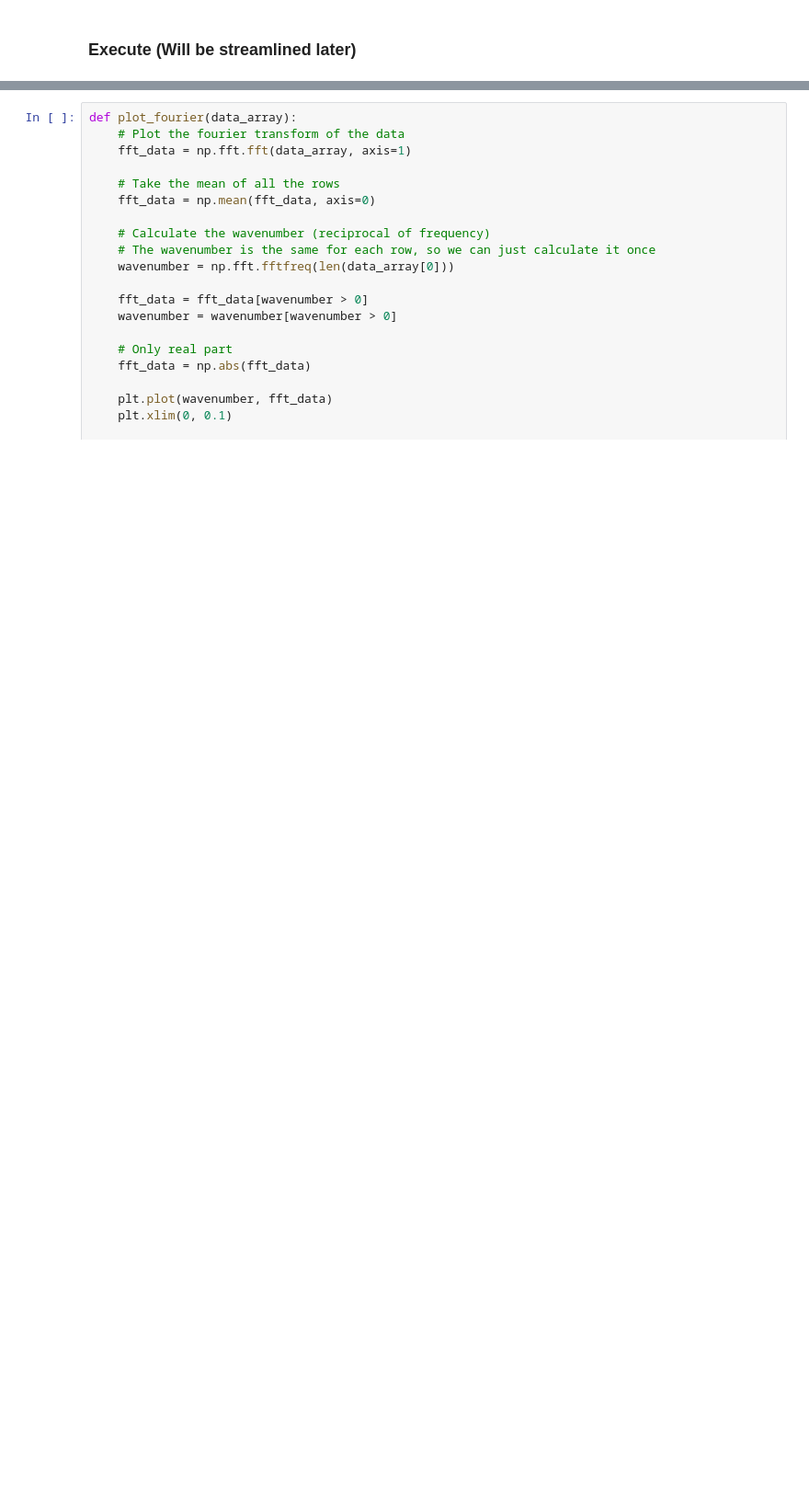
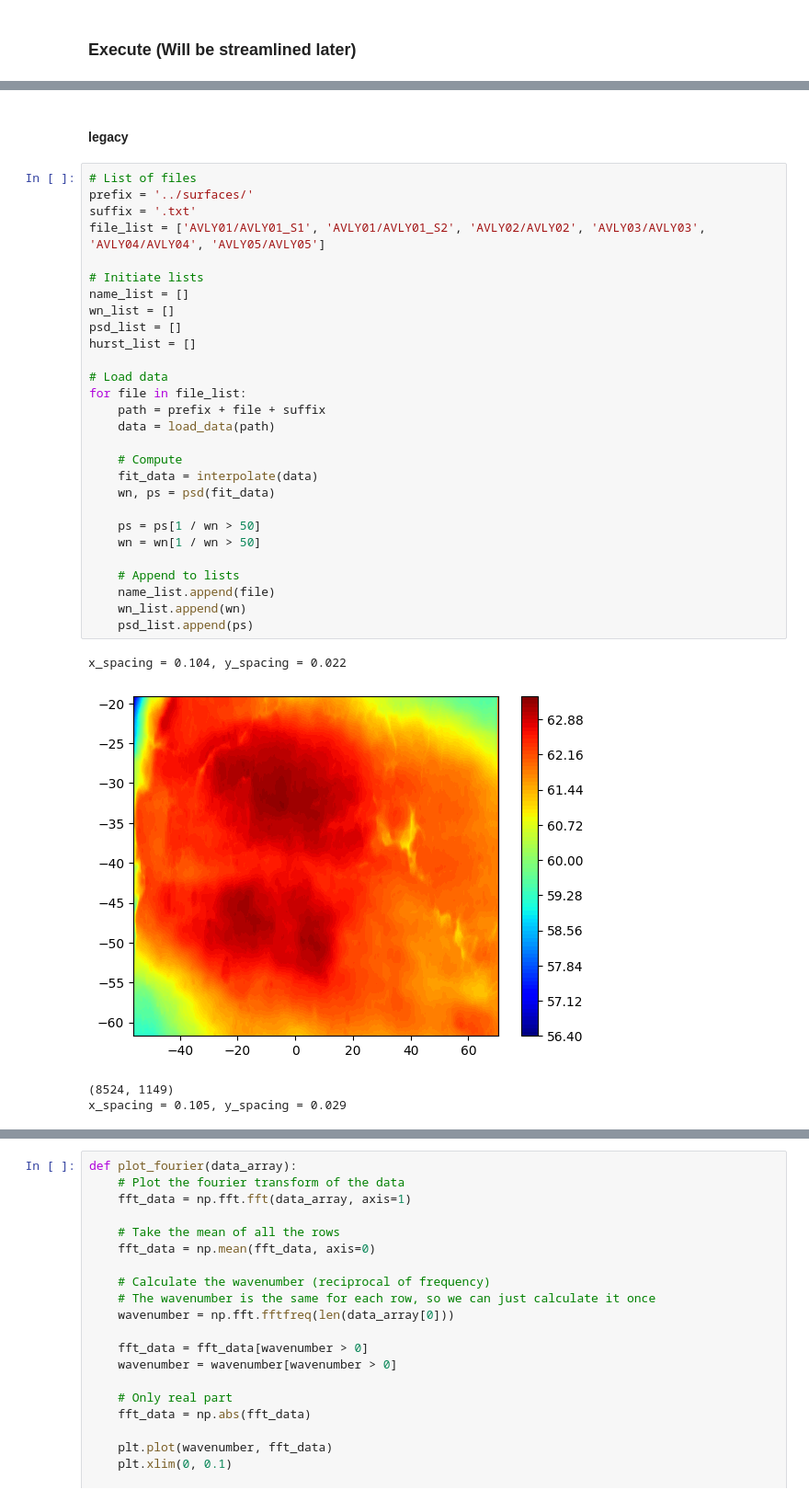
Before and after one commit to LekiYak/mcgill-natural-faults, a Jupyter notebook: src/psd_analysis.ipynb, the cells around one changed output, grey strips where cells are left out. Shown at 92% size. Saved outputs shown, nothing was run; the diff lists cells and outputs as text; blank space fills up the shorter version.

```diff
--- a/src/psd_analysis.ipynb
+++ b/src/psd_analysis.ipynb
@@ -183,3 +352,38 @@ for file in file_list:
+# %% [markdown]
+#### legacy
+# %%
+# List of files
+prefix = '../surfaces/'
+suffix = '.txt'
+file_list = ['AVLY01/AVLY01_S1', 'AVLY01/AVLY01_S2', 'AVLY02/AVLY02', 'AVLY03/AVLY03', 'AVLY04/AVLY04', 'AVLY05/AVLY05']
+
+# Initiate lists
+name_list = []
+wn_list = []
+psd_list = []
+hurst_list = []
+
+# Load data
+for file in file_list:
+    path = prefix + file + suffix
+    data = load_data(path)
+
+    # Compute
+    fit_data = interpolate(data)
+    wn, ps = psd(fit_data)
+
+    ps = ps[1 / wn > 50]
+    wn = wn[1 / wn > 50]
+
+    # Append to lists
+    name_list.append(file)
+    wn_list.append(wn)
+    psd_list.append(ps)
+# %% [output]
+x_spacing = 0.104, y_spacing = 0.022
+[figure, added]
+(8524, 1149)
+x_spacing = 0.105, y_spacing = 0.029
 # %%
 plot_psd_log(wn_list, psd_list)
 # %% [output]
```
Also changed, not shown: parts of 7 cells of this notebook, 1 other file.
